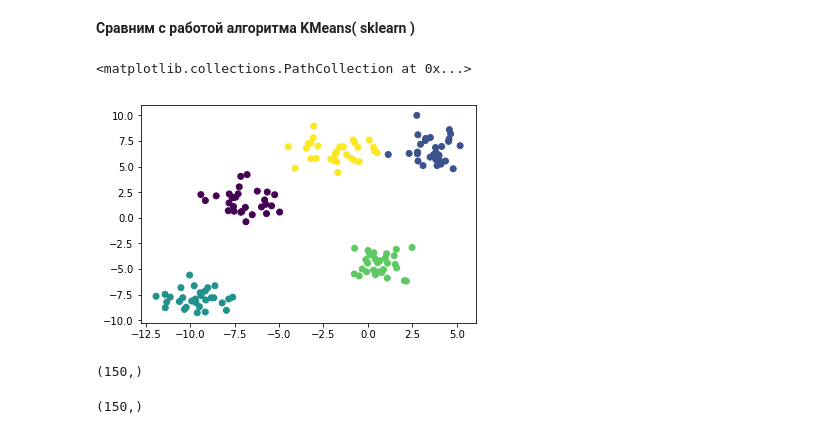
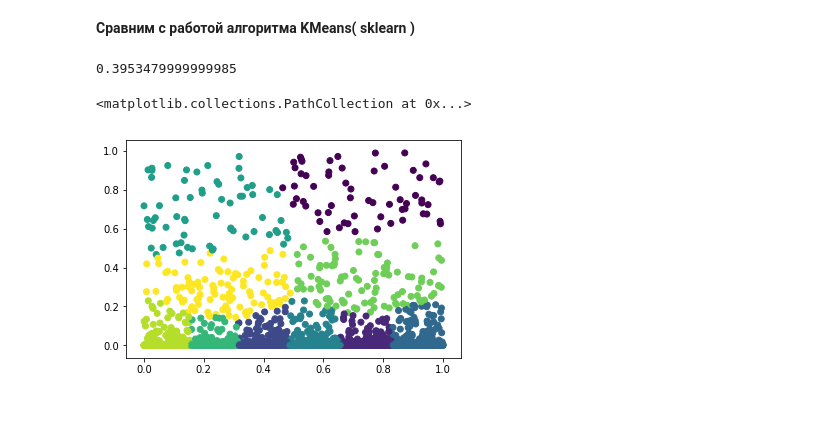
Before and after one commit to paniquex/IML_homeworks, a Jupyter notebook: k-mean_1/k-mean-algorithm.ipynb, the cells around one changed output. Saved outputs shown, nothing was run; the diff lists cells and outputs as text; code cells hidden in the pictures.

```diff
--- a/k-mean_1/k-mean-algorithm.ipynb
+++ b/k-mean_1/k-mean-algorithm.ipynb
@@ -9,0 +3,15 @@ X, y = make_blobs(n_samples = n_samples, n_features = 2, centers = n_clusters, r
+# %%
+import numpy as np
+import matplotlib.pyplot as plt
+from sklearn.datasets import make_blobs
+
+n_samples = 5000
+n_clusters = 10
+X, y = make_blobs(n_samples = n_samples, n_features = 2, centers = n_clusters, random_state = 999)
+X_start = np.copy(X)
+#C = make_circles(n_samples=n_samples, random_state=2, factor=.44)
+#X = np.array(C[0])
+#gen = np.array([i / 500 for i in range(n_samples//2)])
+#Z = np.array([[i+5, np.sqrt(-(i - 1)**2 + 1)] for i in gen])
+#Z = np.append(Z, [[i+5, -np.sqrt(-(i - 1)**2 + 1)] for i in gen], axis=0)
+#X = Z
@@ -9,0 +20,8 @@ X, y = make_blobs(n_samples = n_samples, n_features = 2, centers = n_clusters, r
+# %%
+def random_points():
+    X = np.zeros((n_samples, 2), dtype=float)
+    X[:, 0] = np.random.random_sample((n_samples))
+    X[:, 1] = np.random.random_sample((n_samples)) ** 25
+    return X
+X = random_points()
+X_start = np.copy(X)
@@ -83,17 +93,13 @@ plt.scatter(X[:, 0], X[:, 1], c=X_with_clusters[:,2])
 **Сравним с работой алгоритма KMeans( sklearn )**
 # %%
 from sklearn.cluster import KMeans
-a = KMeans(n_clusters=n_clusters, random_state=0).fit_predict(X)
+X1 = np.copy(X_start)
+time_start2 = time.clock()
+a = KMeans(n_clusters=n_clusters, random_state=0).fit_predict(X1)
+print( time.clock() - time_start2 )
 
-plt.scatter(X[:, 0], X[:, 1], c=a)
+plt.scatter(X1[:, 0], X1[:, 1], c=a)
 # %% [output]
-<matplotlib.collections.PathCollection at 0x...>
+0.3953479999999985
+<matplotlib.collections.PathCollection at 0x...>
-[figure, old version]
+[figure, new version]
-# %%
-np.shape(a)
-# %% [output]
-(150,)
-# %%
-np.shape(X_with_clusters[:, 2])
-# %% [output]
-(150,)
```
Also changed, not shown: parts of 14 cells of this notebook.
